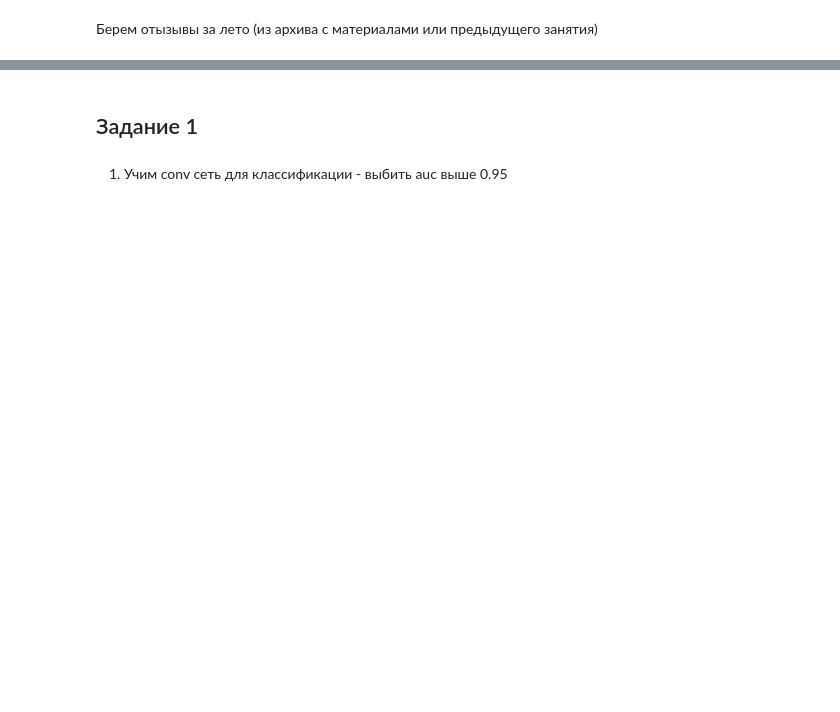
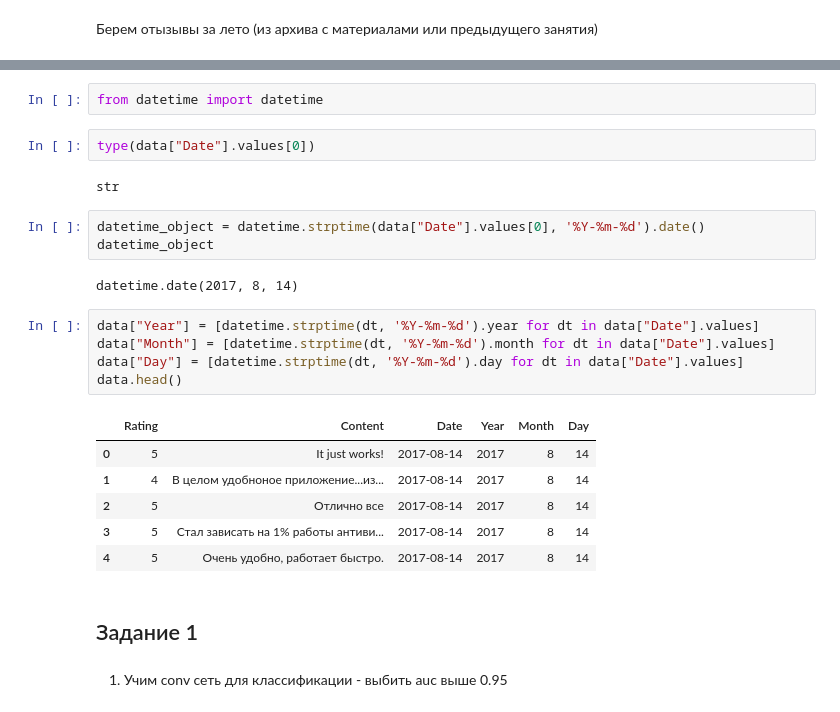
Before and after one commit to VitalyGladyshev/gb_nlp, a Jupyter notebook: HW_05_NLP.ipynb, the cells around one changed output, grey strips where cells are left out. Drawn from its saved outputs; the diff is of its cells as text; blank space fills up the shorter version.

```diff
--- a/HW_05_NLP.ipynb
+++ b/HW_05_NLP.ipynb
@@ -9,3 +39,26 @@ import numpy as np
+# %%
+from datetime import datetime
+# %%
+type(data["Date"].values[0])
+# %% [output]
+str
+# %%
+datetime_object = datetime.strptime(data["Date"].values[0], '%Y-%m-%d').date()
+datetime_object
+# %% [output]
+datetime.date(2017, 8, 14)
+# %%
+data["Year"] = [datetime.strptime(dt, '%Y-%m-%d').year for dt in data["Date"].values]
+data["Month"] = [datetime.strptime(dt, '%Y-%m-%d').month for dt in data["Date"].values]
+data["Day"] = [datetime.strptime(dt, '%Y-%m-%d').day for dt in data["Date"].values]
+data.head()
+# %% [output]
+|  | Rating | Content | Date | Year | Month | Day |
+| 0 | 5 | It just works! | 2017-08-14 | 2017 | 8 | 14 |
+| 1 | 4 | В целом удобноное приложение...из... | 2017-08-14 | 2017 | 8 | 14 |
+| 2 | 5 | Отлично все | 2017-08-14 | 2017 | 8 | 14 |
+| 3 | 5 | Стал зависать на 1% работы антиви... | 2017-08-14 | 2017 | 8 | 14 |
+| 4 | 5 | Очень удобно, работает быстро. | 2017-08-14 | 2017 | 8 | 14 |
 # %% [markdown]
 ## Задание 1
 # %% [markdown]
```
Also changed, not shown: parts of 40 cells of this notebook.
